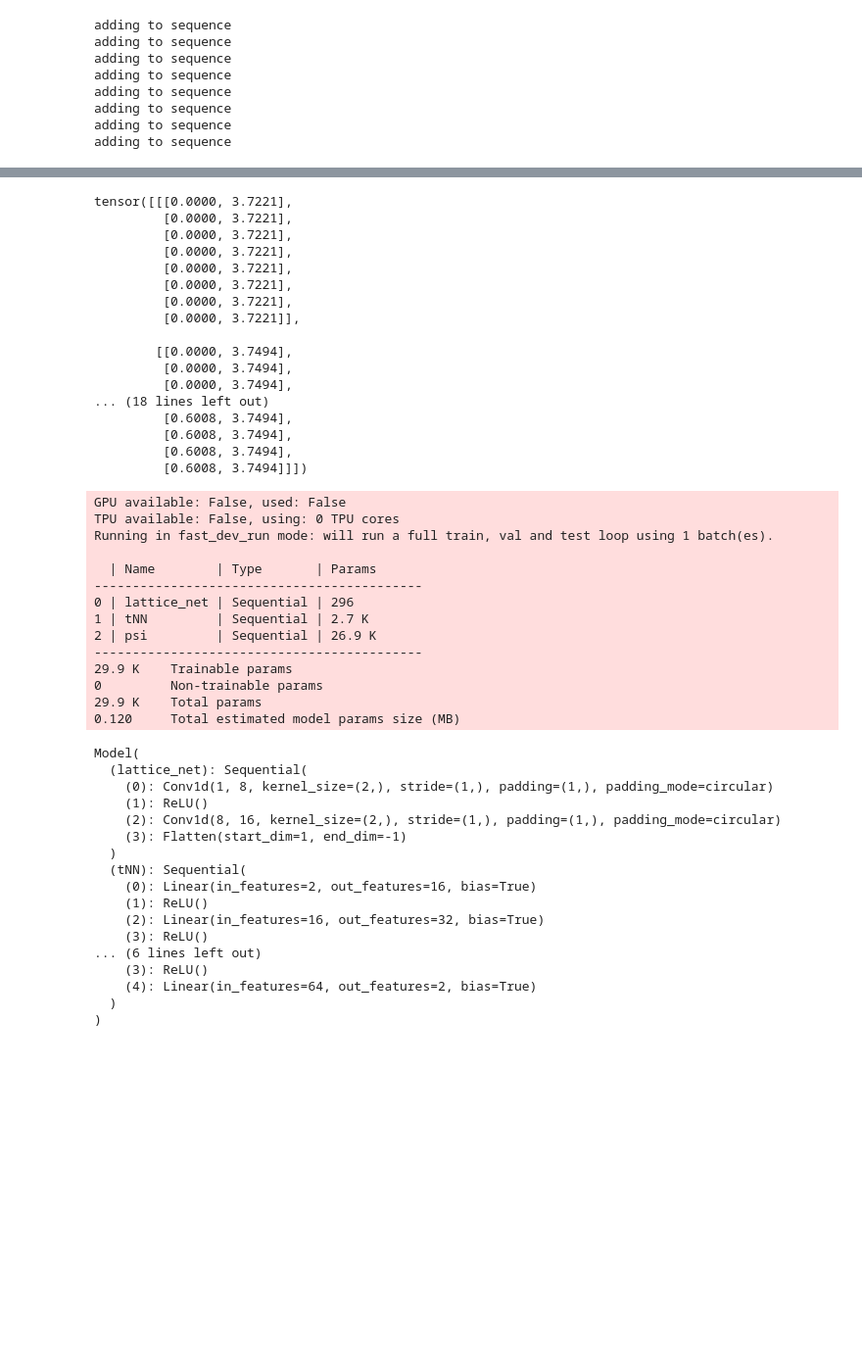
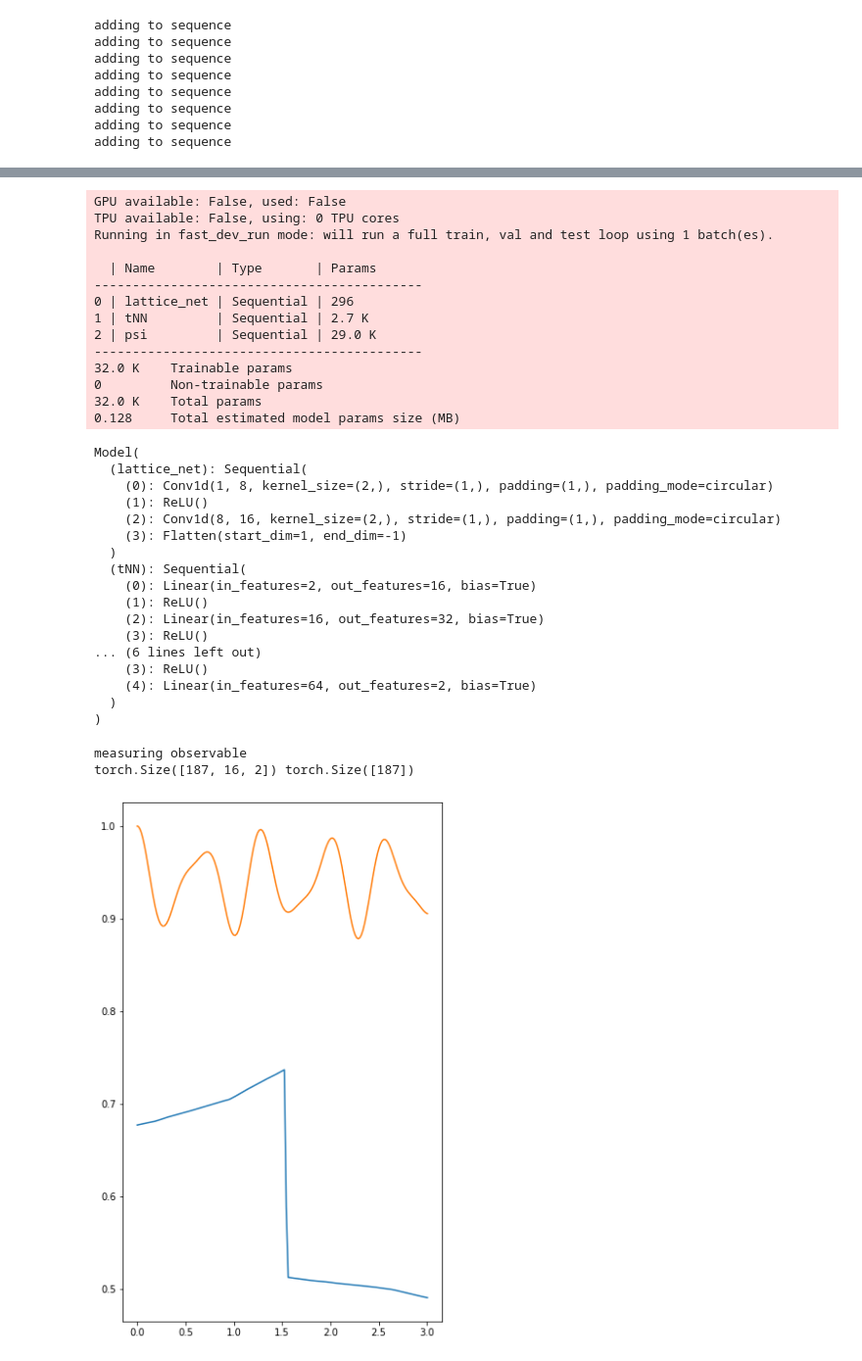
Before and after one commit to pitneitemeier/tNN, a Jupyter notebook: model.ipynb, the cells around one changed output, grey strips where cells are left out. Shown: that part at 98% size. Drawn from its saved outputs; the diff is of its cells as text; code cells hidden in the pictures; blank space fills up the shorter version.

Commit message:
added val_step to measure x magnetization

```diff
--- a/model.ipynb
+++ b/model.ipynb
@@ -90,14 +90,15 @@ class val_data(Dataset):
         #exact sampling for now
         self.spins = utils.get_all_spin_configs(lattice_sites).type(g_dtype)
         #target Magnetizations from ED Code that
-        self.t_arr = torch.from_numpy(ED_data[:, 0]).unsqueeze(1)
-        self.O_target = torch.from_numpy(ED_data[:, 2])
+        self.t_arr = torch.from_numpy(ED_data[:, 0]).type(g_dtype).unsqueeze(1)
+        self.O_target = torch.from_numpy(ED_data[:, 2]).type(g_dtype)
 
         #saving mat elements to pass to val loop
         self.o_mat = o_mat
-        self.ext_params = torch.zeros((1, len(ext_params)))
+        self.ext_params = torch.zeros((1, len(ext_params)), dtype=g_dtype)
         for i in range(len(ext_params)):
             self.ext_params[:, i] = ext_params[i]
+        print(self.ext_params.dtype)
 
     def __len__(self):
         #just setting 100000 as dataset size to get 100000 alphas for one epoch
@@ -135,34 +120,17 @@ val_dataloader = DataLoader(val_data, batch_size=len(val_data), num_workers=2)
 # %%
 data = train_data(lattice_sites, [h1_mat, h2_mat], h2_range, o_mat)
 train_dataloader = DataLoader(dataset=data, batch_size=2, num_workers=2)
-data_iter = iter(train_dataloader)
+#data_iter = iter(train_dataloader)
 
-spins, alpha, alpha_0, h_mat, o_mat_el = next(data_iter)
-print(alpha_0, '\n', alpha)
+#spins, alpha, alpha_0, h_mat, o_mat_el = next(data_iter)
+#print(alpha_0, '\n', alpha)
 #print(alpha, '\n' ,spins)#, '\n' ,h_mat.shape, '\n', o_mat_el.shape)
-# %% [output]
-tensor([[[0.0000, 3.7221],
-         [0.0000, 3.7221],
-         [0.0000, 3.7221],
-         [0.0000, 3.7221],
-         [0.0000, 3.7221],
-         [0.0000, 3.7221],
-         [0.0000, 3.7221],
-         [0.0000, 3.7221]],
-
-        [[0.0000, 3.7494],
-         [0.0000, 3.7494],
-         [0.0000, 3.7494],
-... (18 lines left out)
-         [0.6008, 3.7494],
-         [0.6008, 3.7494],
-         [0.6008, 3.7494],
-         [0.6008, 3.7494]]])
 # %%
 import torch
 from torch.nn import functional as F
 import pytorch_lightning as pl
 from torch import nn
+import matplotlib.pyplot as plt
 
 class Model(pl.LightningModule):
 
@@ -293,11 +261,26 @@ class Model(pl.LightningModule):
     #print(dt_psi_s.shape, psi_s.shape)
 
     #calc loss
-    loss = utils.loss(dt_psi_s, h_loc, psi_s_0, o_loc)
+    loss = utils.train_loss(dt_psi_s, h_loc, psi_s_0, o_loc)
     return {'loss': loss}
 
-  def validation_step(self):
+  def validation_step(self, batch, batch_idx):
+    spins, alpha, o_mat, o_target = batch
     print('measuring observable')
+
+    psi_s = self.call_forward(spins, alpha)
+    sp_o = utils.get_sp(spins, self.o_init_map)
+    psi_sp_o = self.call_forward_sp(sp_o, alpha)
+    o_loc = utils.calc_Oloc(psi_sp_o, o_mat, spins)
+    val_loss, observable = utils.val_loss(psi_s, o_loc, o_target)
+
+    fig, ax = plt.subplots(figsize = (6,10))
+    print(alpha.shape, o_target.shape)
+    ax.plot(alpha[:, 0, 0], observable)
+    ax.plot(alpha[:, 0, 0], o_target)
+    plt.show()
+    return {'val_loss': val_loss}
+
 
 
   def configure_optimizers(self):
@@ -313,36 +296,39 @@ print(model)
 #print(model(spins, alpha))
 
 trainer = pl.Trainer(fast_dev_run=True)
-trainer.fit(model, train_dataloader)
+trainer.fit(model, train_dataloader, val_dataloader)
 # %% [output]
 GPU available: False, used: False
 TPU available: False, using: 0 TPU cores
 Running in fast_dev_run mode: will run a full train, val and test loop using 1 batch(es).
 
   | Name        | Type       | Params
 -------------------------------------------
 0 | lattice_net | Sequential | 296
 1 | tNN         | Sequential | 2.7 K
-2 | psi         | Sequential | 26.9 K
+2 | psi         | Sequential | 29.0 K
 -------------------------------------------
-29.9 K    Trainable params
+32.0 K    Trainable params
 0         Non-trainable params
-29.9 K    Total params
-0.120     Total estimated model params size (MB)
+32.0 K    Total params
+0.128     Total estimated model params size (MB)
 Model(
   (lattice_net): Sequential(
     (0): Conv1d(1, 8, kernel_size=(2,), stride=(1,), padding=(1,), padding_mode=circular)
     (1): ReLU()
     (2): Conv1d(8, 16, kernel_size=(2,), stride=(1,), padding=(1,), padding_mode=circular)
     (3): Flatten(start_dim=1, end_dim=-1)
   )
   (tNN): Sequential(
     (0): Linear(in_features=2, out_features=16, bias=True)
     (1): ReLU()
     (2): Linear(in_features=16, out_features=32, bias=True)
     (3): ReLU()
 ... (6 lines left out)
     (3): ReLU()
     (4): Linear(in_features=64, out_features=2, bias=True)
   )
 )
+measuring observable
+torch.Size([187, 16, 2]) torch.Size([187])
+[figure, added]
```
Also changed, not shown: parts of 1 cell of this notebook, 1 other file.
